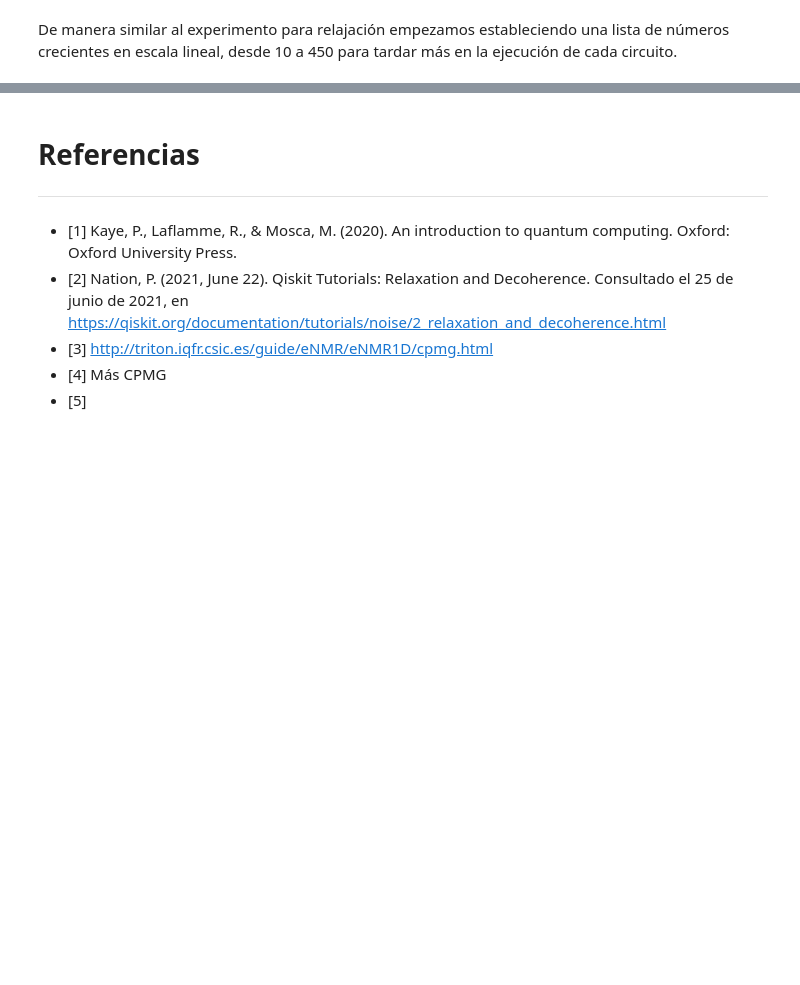
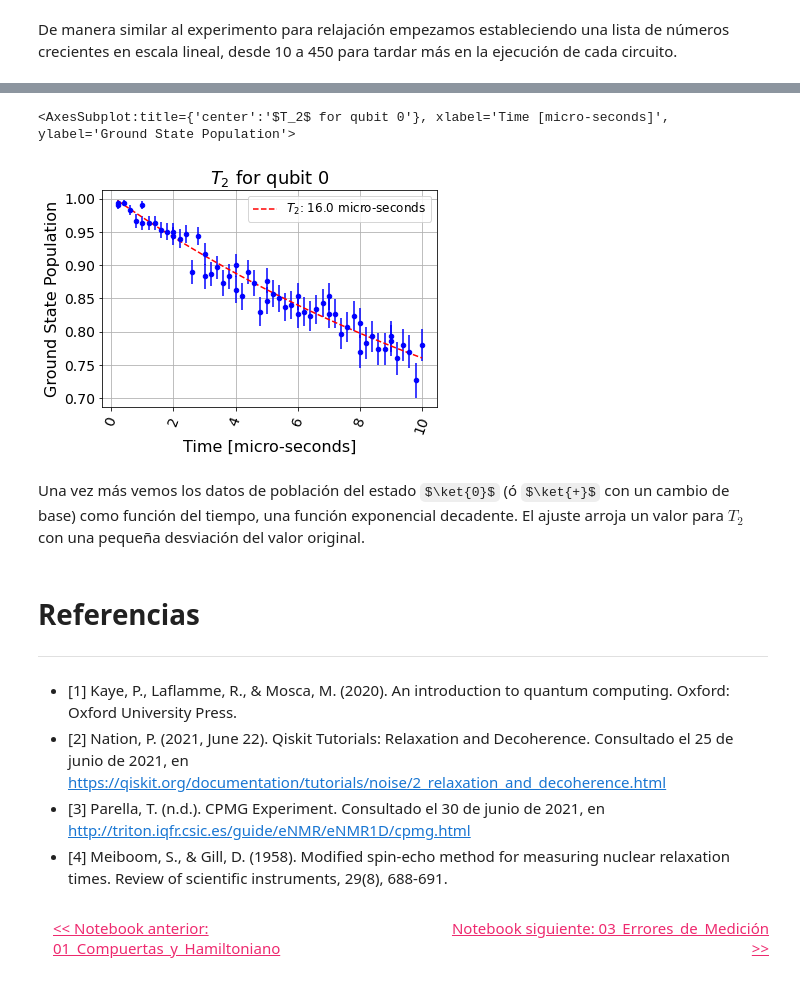
Before and after one commit to QMexico/taller-qiskit, a Jupyter notebook: 04_Qiskit_Ignis/02_Relajacion_y_Decoherencia.ipynb, the cells around one changed output, grey strips where cells are left out. Cells and saved outputs as stored; diff of their text form; code cells hidden in the pictures; some formulas as TeX source; blank space fills up the shorter version.

Commit message:
Decoherencia con T2, notebook terminado

```diff
--- a/04_Qiskit_Ignis/02_Relajacion_y_Decoherencia.ipynb
+++ b/04_Qiskit_Ignis/02_Relajacion_y_Decoherencia.ipynb
@@ -360,9 +367,67 @@ Ahora procedemos
+# %%
+num_of_gates = (np.linspace(1,50,60)).astype(int) # Sesenta números entre 10 y 450 espaciados linealmente
+qubits = [0]
+n_echos = 1
+phase_alt_echo = False
+
+###################
+# t2_circuits #
+###################
+
+# Utilizamos la función t2star_circuits para obtener los circuitos, datos de tiempo y frecuencia de oscilación
+t2_circs, t2_xdata= t2_circuits(num_of_gates, gate_time, qubits, n_echos , phase_alt_echo)
+# %%
+# Simulamos nuestros experimentos con el qubit con error de desfasamiento
+shots = 300
+backend_result = qiskit.execute(t2_circs, backend,
+                                shots=shots, noise_model=noise_model_t2).result()
+# %%
+# Ajuste exponencial decadente
+# Parametros iniciales para el ajuste
+
+initial_t2 = t2*1.1
+initial_a = 0.5
+initial_c = 0.5
+
+
+############
+# T2Fitter #
+############
+fit = T2Fitter(backend_result, t2_xdata, qubits,
+               fit_p0=[initial_a, initial_t2, initial_c],
+               fit_bounds=([-0.5, 0, -0.5],
+                           [1.5, 2*t2, 1.5]))
+
+fit.plot(0)
+# %% [output]
+<AxesSubplot:title={'center':'$T_2$ for qubit 0'}, xlabel='Time [micro-seconds]', ylabel='Ground State Population'>
+[figure, added]
+# %% [markdown]
+Una vez más vemos los datos de población del estado $\ket{0}$ (ó $\ket{+}$ con un cambio de base) como función del tiempo, una función exponencial decadente. El ajuste arroja un valor para $T_2$ con una pequeña desviación del valor original.
 # %% [markdown]
 <a id="secc3"></a>
 # Referencias
 ***
 - [1] Kaye, P., Laflamme, R., & Mosca, M. (2020). An introduction to quantum computing. Oxford: Oxford University Press.
 - [2] Nation, P. (2021, June 22). Qiskit Tutorials: Relaxation and Decoherence. Consultado el 25 de junio de 2021, en https://qiskit.org/documentation/tutorials/noise/2_relaxation_and_decoherence.html
-- [3] http://triton.iqfr.csic.es/guide/eNMR/eNMR1D/cpmg.html
-- [4] Más CPMG
-- [5]
+- [3] Parella, T. (n.d.). CPMG Experiment. Consultado el 30 de junio de 2021, en http://triton.iqfr.csic.es/guide/eNMR/eNMR1D/cpmg.html
+- [4] Meiboom, S., & Gill, D. (1958). Modified spin‐echo method for measuring nuclear relaxation times. Review of scientific instruments, 29(8), 688-691.
+# %% [markdown]
+<table width="100%">
+    <tr style="background-color:white;">
+        <td>
+            <div style="text-align: left;">
+            <a href="01_Compuertas_y_Hamiltoniano.ipynb" style="color: #EE2A6F; font-size: 15px; font-weight: normal;">
+                &lt;&lt; Notebook anterior: 01_Compuertas_y_Hamiltoniano
+            </a>
+            </div>
+        </td>
+        <td>
+            <div style="text-align: right;">
+            <a href="03_Errores_de_Medicion.ipynb" style="color: #EE2A6F; font-size: 15px; font-weight: normal;">
+                Notebook siguiente: 03_Errores_de_Medición >>
+            </a>
+            </div>
+        </td>
+    </tr>
+</table>
```
Also changed, not shown: parts of 17 cells of this notebook.
